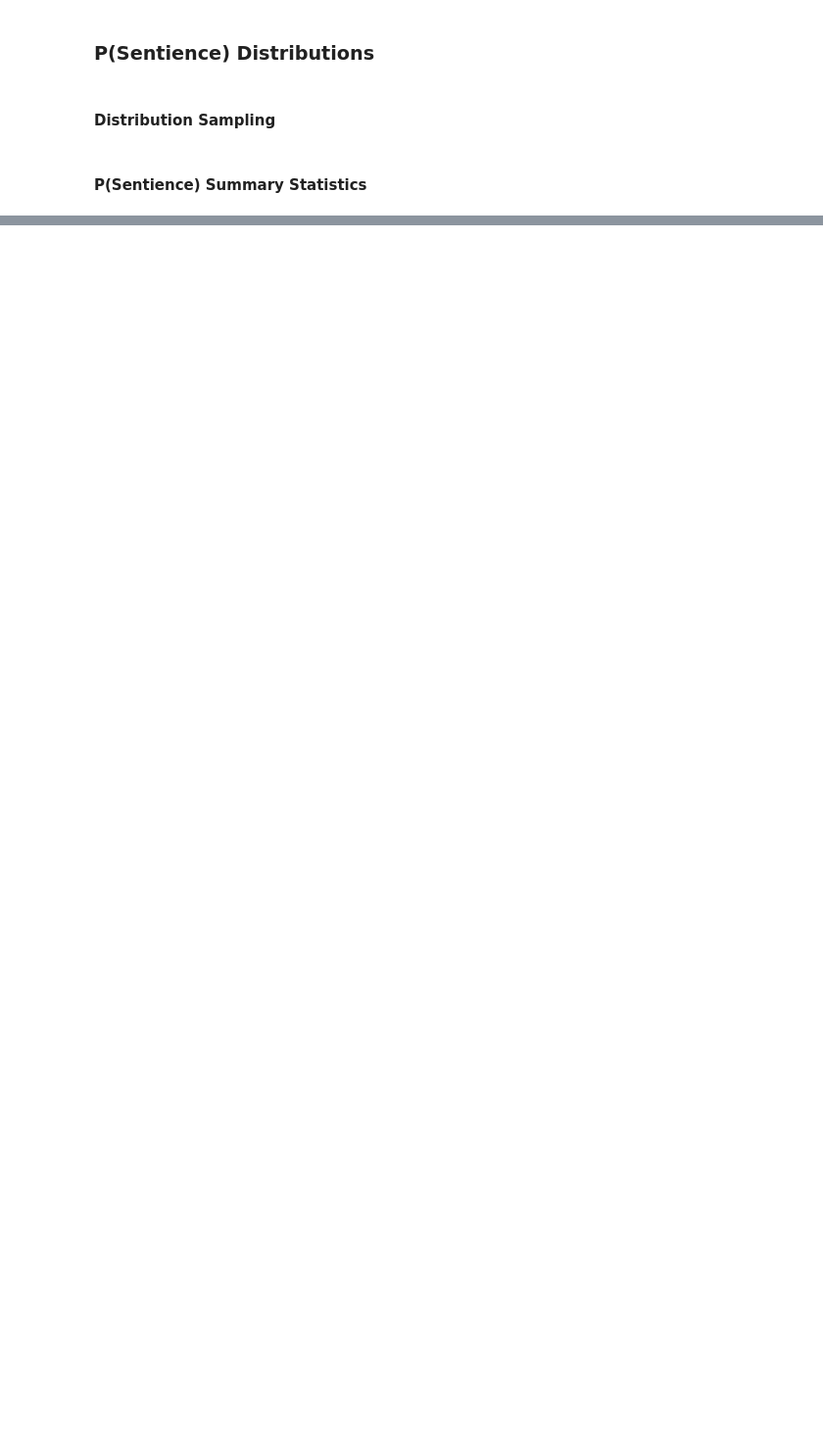
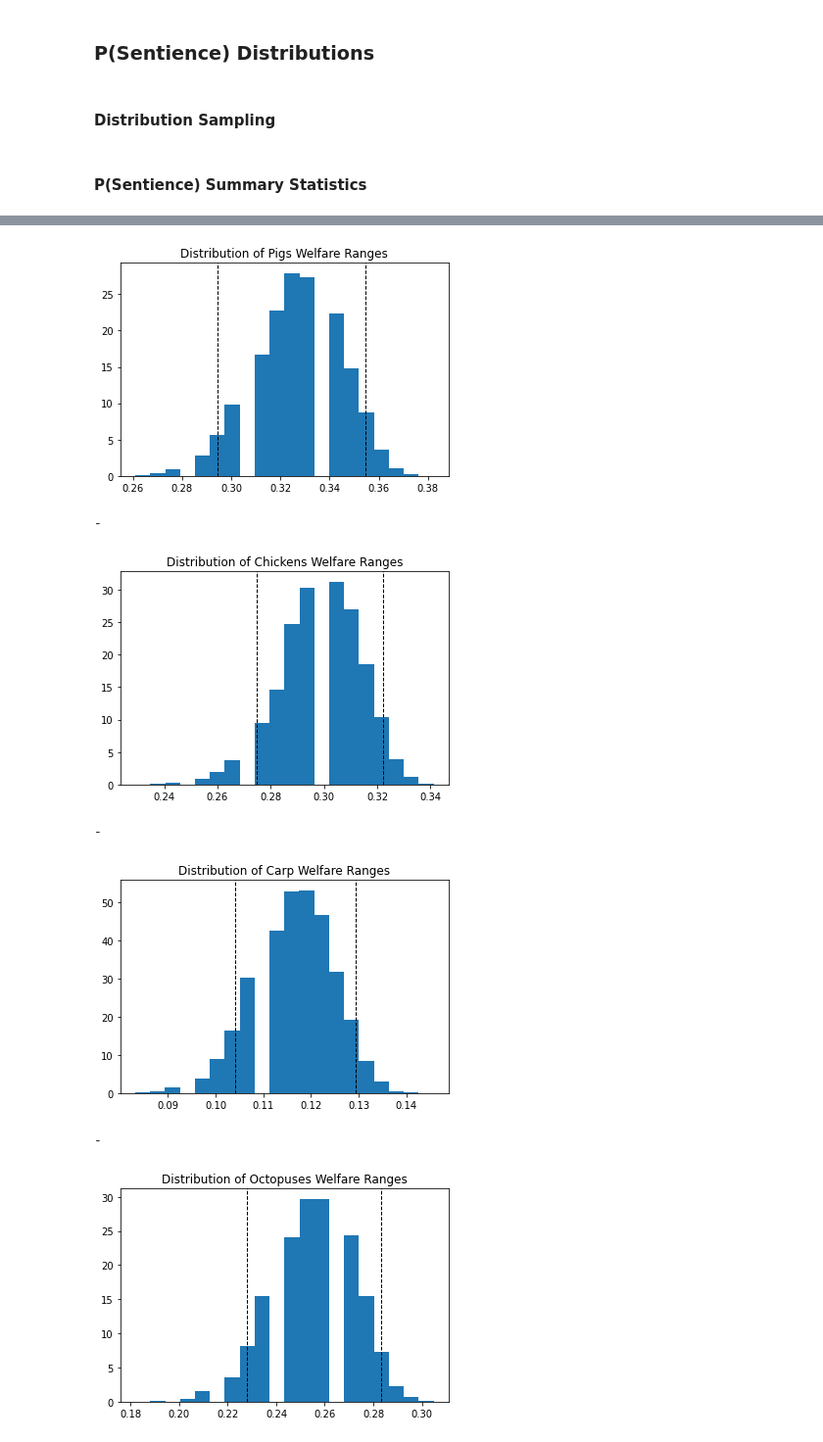
Before and after one commit to laurakduffy/updated_moral_weights, a Jupyter notebook: welfare_range_calculations.ipynb, the cells around one changed output, grey strips where cells are left out. Shown: that part at 98% size. Drawn from its saved outputs; the diff is of its cells as text; code cells hidden in the pictures; blank space fills up the shorter version.

```diff
--- a/welfare_range_calculations.ipynb
+++ b/welfare_range_calculations.ipynb
@@ -52,0 +323,62 @@ Probability of Sentience
+# %%
+def geometric_mean_welfare_ranges(data, ANIMALS, to_plot=False):
+    means = []
+    fifth_percentiles = []
+    twenty_fifth_percentiles = []
+    medians = []
+    seventy_fifth_percentiles = []
+    ninty_fifth_percentiles = []
+
+    model_weights = {'Qualitative': 0.6, 'Equality': 0.2, 'Neuron Count': 0.2}
+
+    model_results = get_model_results()
+    qual_wr_lst = model_results['Qualitative'][1]
+    equality_wr_lst = model_results['Equality']
+    neuron_count_wr_lst = model_results['Neuron Count']
+
+    q_wt = model_weights['Qualitative']
+    e_wt = model_weights['Equality']
+    nc_wt = model_weights['Neuron Count']
+
+    geom_mean_welfare_ranges = {}
+
+    for animal in ANIMALS:
+        animal_qualitative_welfare_ranges = qual_wr_lst[animal]
+        animal_equality_welfare_range = equality_wr_lst[animal]
+        animal_neuron_count_welfare_range = neuron_count_wr_lst[animal]
+
+        animal_geom_mean_welfare_range = []
+
+        for i in range(N):
+            animal_welfare_range_i = (animal_qualitative_welfare_ranges[i])**(q_wt*animal_equality_welfare_range**e_wt)*(animal_neuron_count_welfare_range**nc_wt)
+            animal_geom_mean_welfare_range.append(animal_welfare_range_i)
+        pickle.dump(np.array(animal_geom_mean_welfare_range), open(os.path.join('pickled_sent_conditioned_welfare_ranges', '{}_geom_mean_welfare_ranges.p'.format(animal)), 'wb'))
+        geom_mean_welfare_ranges[animal] = animal_geom_mean_welfare_range
+        animal_stats = one_animal_summary_stats(animal, animal_geom_mean_welfare_range, to_print=False)
+        means.append(round(animal_stats[0],3))
+        fifth_percentiles.append(round(animal_stats[1],3))
+        twenty_fifth_percentiles.append(round(animal_stats[2],3))
+        medians.append(round(animal_stats[3],3))
+        seventy_fifth_percentiles.append(round(animal_stats[4],3))
+        ninty_fifth_percentiles.append(round(animal_stats[5],3))
+
+    if to_plot:
+        for animal in ANIMALS:
+            plot_range_distribution(animal, geom_mean_welfare_ranges[animal])
+
+    cols = ["Animals", 'Mean', '5%', '25%', '50%', '75%', '95%']
+    geom_mean_welfare_range_stats_df = pd.DataFrame(list(zip(ANIMALS, means, fifth_percentiles, twenty_fifth_percentiles, medians, seventy_fifth_percentiles, ninty_fifth_percentiles)), columns=cols)
+    geom_mean_welfare_range_stats_df.sort_values("50%", ascending=False)
+    geom_mean_welfare_range_stats_df.to_csv(os.path.join("outputs", "Geometric Mean Model - Sentience-Conditioned Welfare Ranges.csv"))
+    return geom_mean_welfare_range_stats_df, geom_mean_welfare_ranges
+
+
+geom_mean_welfare_range_stats_df, geom_mean_welfare_ranges = geometric_mean_welfare_ranges(data, ANIMALS, to_plot=True)
+# %% [output]
+[figure, added]
+-
+[figure, added]
+-
+[figure, added]
+-
+[figure, added]
```
Also changed, not shown: parts of 22 cells of this notebook, 53 other files.
